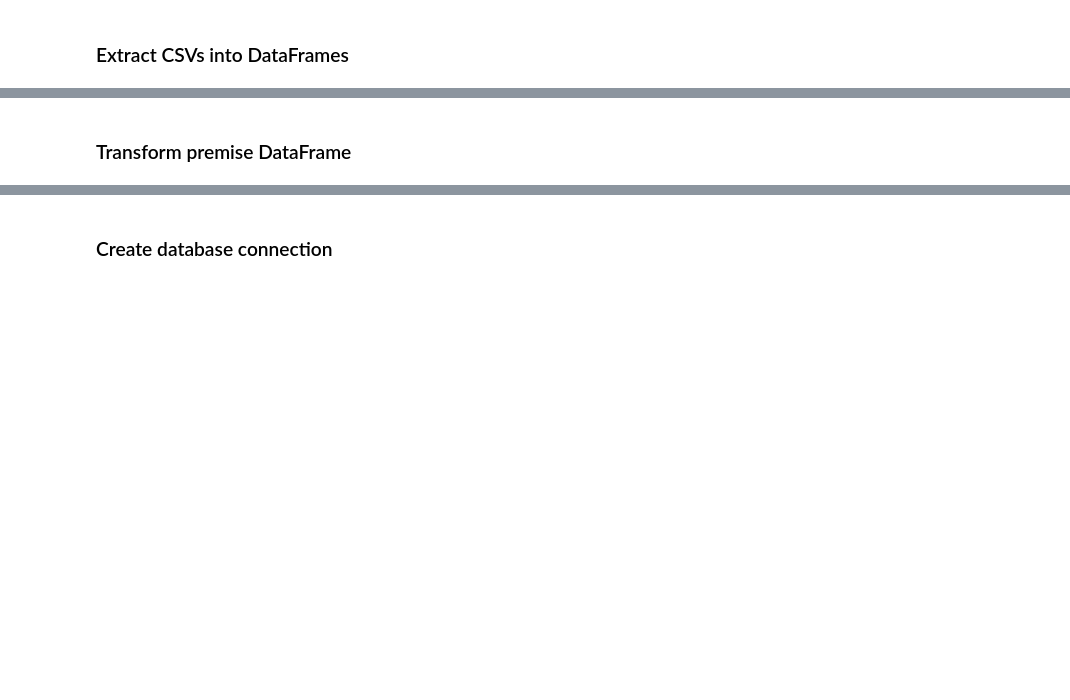
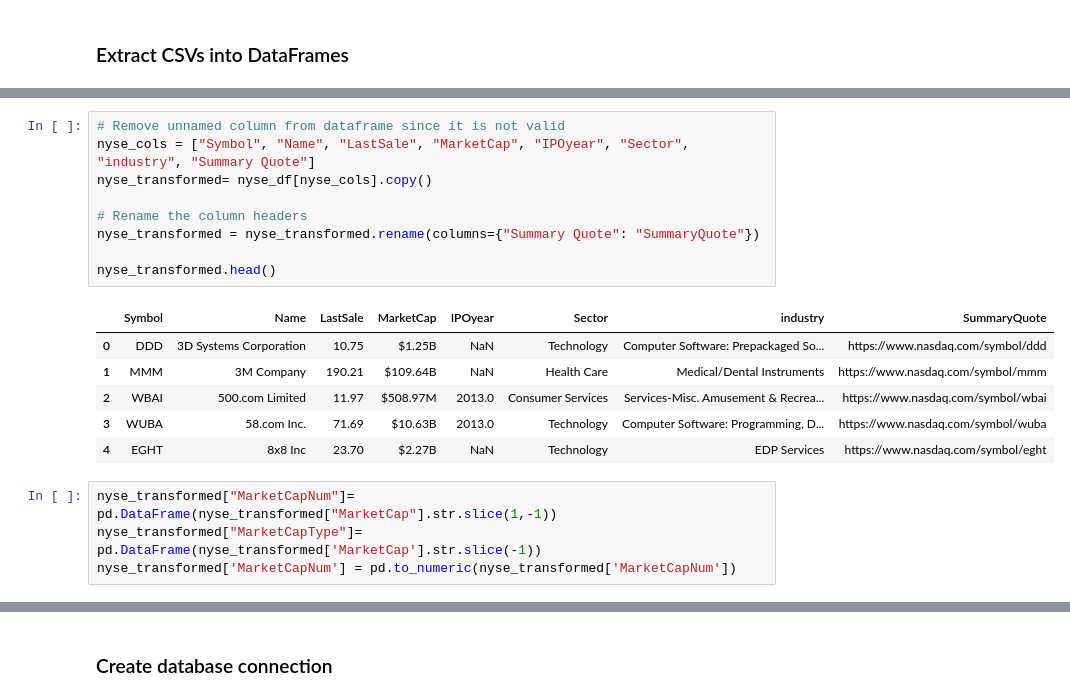
Before and after one commit to jcrossru/ETL_project, a Jupyter notebook: companylist_nyse.ipynb, the cells around one changed output, grey strips where cells are left out. Drawn from its saved outputs; the diff is of its cells as text; blank space fills up the shorter version.

```diff
--- a/companylist_nyse.ipynb
+++ b/companylist_nyse.ipynb
@@ -20,2 +20,20 @@ nyse_df.head()
-# %% [markdown]
-### Transform premise DataFrame
+# %%
+# Remove unnamed column from dataframe since it is not valid
+nyse_cols = ["Symbol", "Name", "LastSale", "MarketCap", "IPOyear", "Sector", "industry", "Summary Quote"]
+nyse_transformed= nyse_df[nyse_cols].copy()
+
+# Rename the column headers
+nyse_transformed = nyse_transformed.rename(columns={"Summary Quote": "SummaryQuote"})
+
+nyse_transformed.head()
+# %% [output]
+|  | Symbol | Name | LastSale | MarketCap | IPOyear | Sector | industry | SummaryQuote |
+| 0 | DDD | 3D Systems Corporation | 10.75 | $1.25B | NaN | Technology | Computer Software: Prepackaged So... | https://www.nasdaq.com/symbol/ddd |
+| 1 | MMM | 3M Company | 190.21 | $109.64B | NaN | Health Care | Medical/Dental Instruments | https://www.nasdaq.com/symbol/mmm |
+| 2 | WBAI | 500.com Limited | 11.97 | $508.97M | 2013.0 | Consumer Services | Services-Misc. Amusement & Recrea... | https://www.nasdaq.com/symbol/wbai |
+| 3 | WUBA | 58.com Inc. | 71.69 | $10.63B | 2013.0 | Technology | Computer Software: Programming, D... | https://www.nasdaq.com/symbol/wuba |
+| 4 | EGHT | 8x8 Inc | 23.70 | $2.27B | NaN | Technology | EDP Services | https://www.nasdaq.com/symbol/eght |
+# %%
+nyse_transformed["MarketCapNum"]= pd.DataFrame(nyse_transformed["MarketCap"].str.slice(1,-1))
+nyse_transformed["MarketCapType"]= pd.DataFrame(nyse_transformed['MarketCap'].str.slice(-1))
+nyse_transformed['MarketCapNum'] = pd.to_numeric(nyse_transformed['MarketCapNum'])
```
Also changed, not shown: parts of 8 cells of this notebook.
